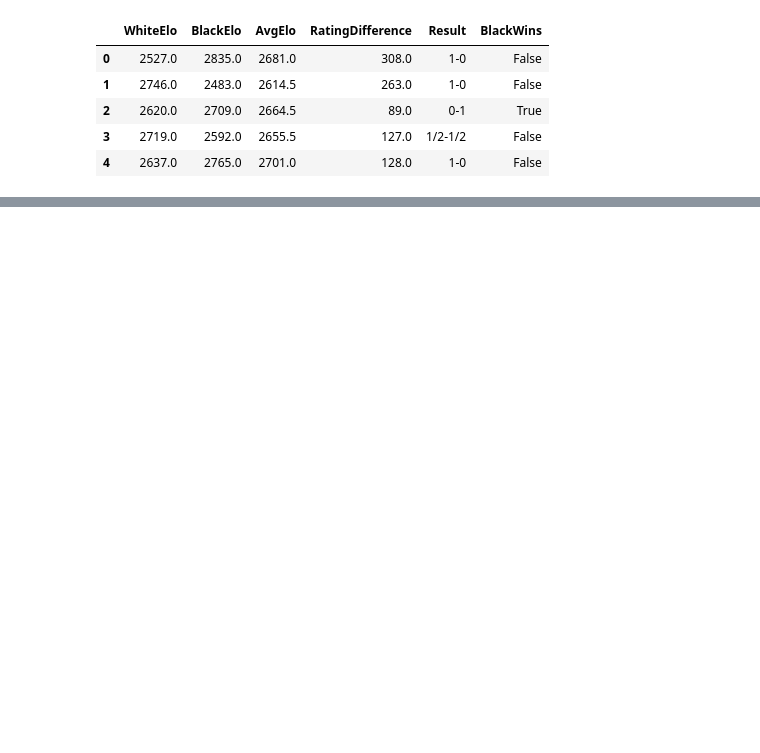
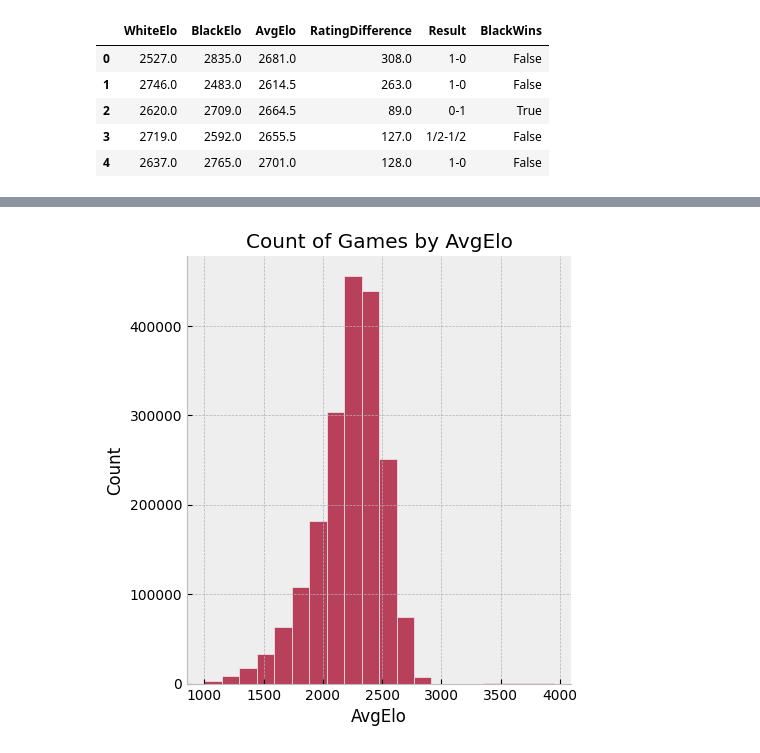
Before and after one commit to ameya932/Black-Chess-Openings-Analysis, a Jupyter notebook: Black_Openings_Chess.ipynb, the cells around one changed output, grey strips where cells are left out. Cells and saved outputs as stored; diff of their text form; code cells hidden in the pictures; blank space fills up the shorter version.

```diff
--- a/Black_Openings_Chess.ipynb
+++ b/Black_Openings_Chess.ipynb
@@ -70,0 +71,11 @@ df[important_cols].sort_values('AvgElo',ascending=False).head()
+# %%
+# Remove the outlier
+df = df.drop(df[df['BlackElo'] == 204269.0].index)
+# %%
+from matplotlib import pyplot as plt
+import seaborn as sns
+
+ax = sns.displot(df, x='AvgElo', bins=20, color=next(color_cycle)).set(title='Count of Games by AvgElo')
+plt.show()
+# %% [output]
+[figure, added]
```
Also changed, not shown: parts of 3 cells of this notebook.
